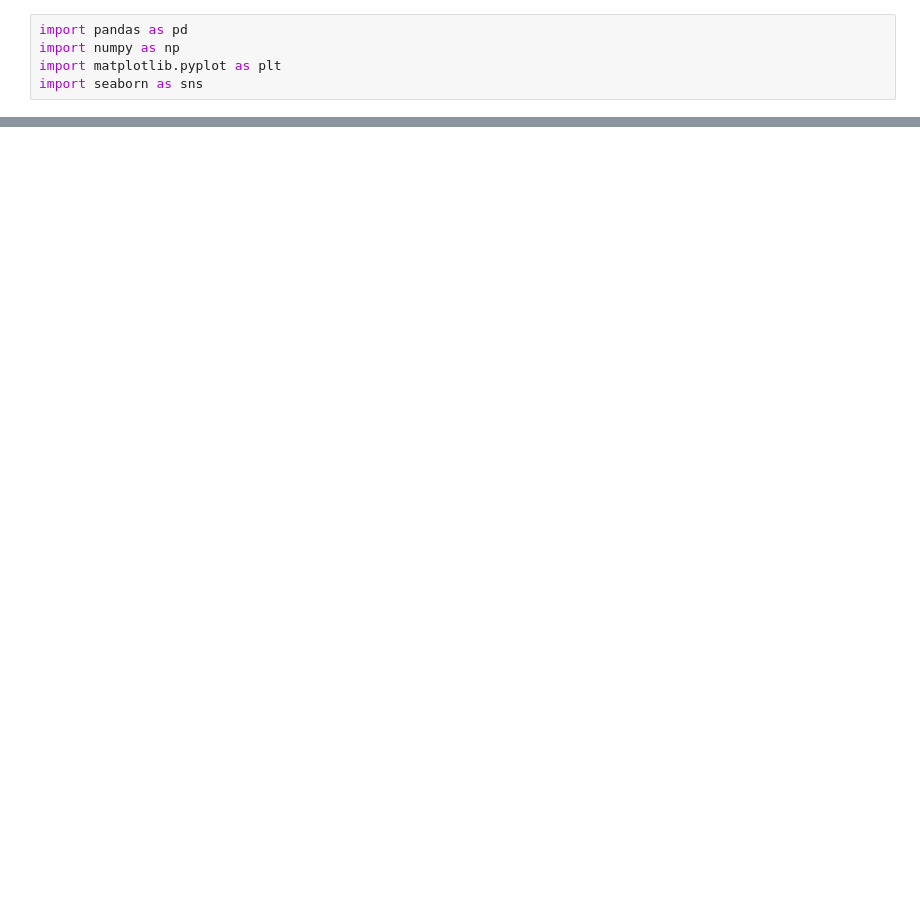
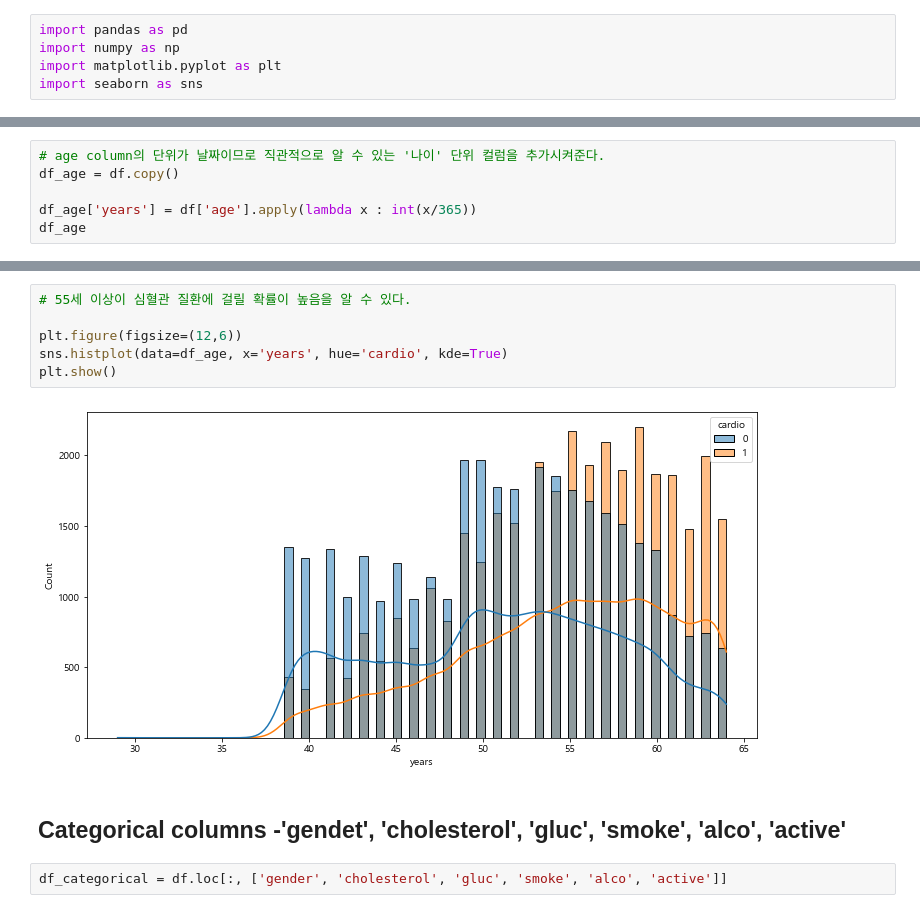
Before and after one commit to LEEHM97/Predict-Cardiovascular-Disease, a Jupyter notebook: preprocessing.ipynb, the cells around one changed output, grey strips where cells are left out. Drawn from its saved outputs; the diff is of its cells as text; blank space fills up the shorter version.

```diff
--- a/preprocessing.ipynb
+++ b/preprocessing.ipynb
@@ -41,0 +119,6 @@ df
+# %%
+# age column의 단위가 날짜이므로 직관적으로 알 수 있는 '나이' 단위 컬럼을 추가시켜준다.
+df_age = df.copy()
+
+df_age['years'] = df['age'].apply(lambda x : int(x/365))
+df_age
@@ -41,0 +139,12 @@ df
+# %%
+# 55세 이상이 심혈관 질환에 걸릴 확률이 높음을 알 수 있다.
+
+plt.figure(figsize=(12,6))
+sns.histplot(data=df_age, x='years', hue='cardio', kde=True)
+plt.show()
+# %% [output]
+[figure, added]
+# %% [markdown]
+## Categorical columns -'gendet', 'cholesterol', 'gluc', 'smoke', 'alco', 'active'
+# %%
+df_categorical = df.loc[:, ['gender', 'cholesterol', 'gluc', 'smoke', 'alco', 'active']]
```
Also changed, not shown: parts of 28 cells of this notebook.
